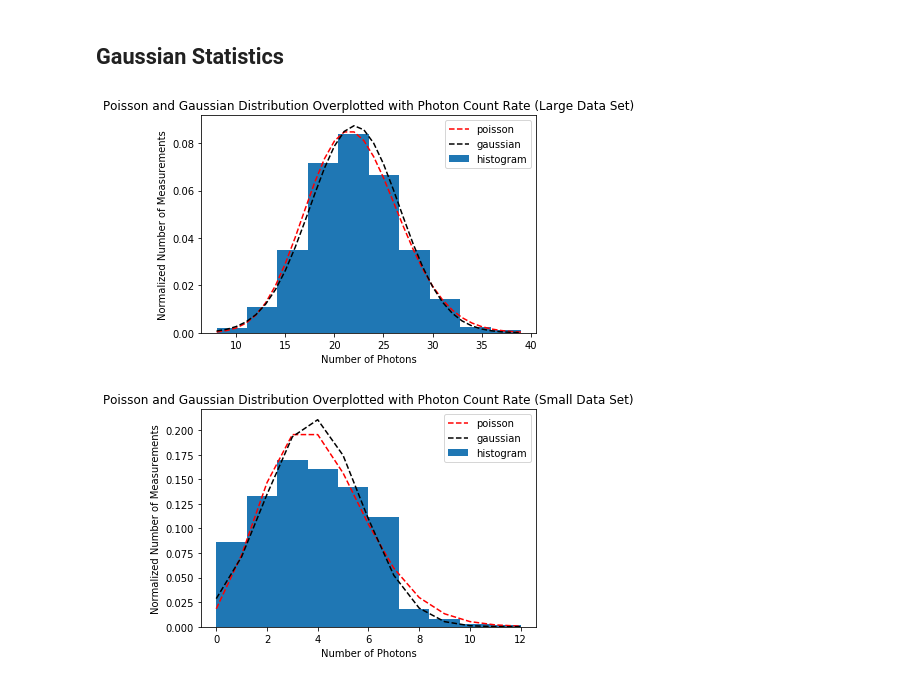
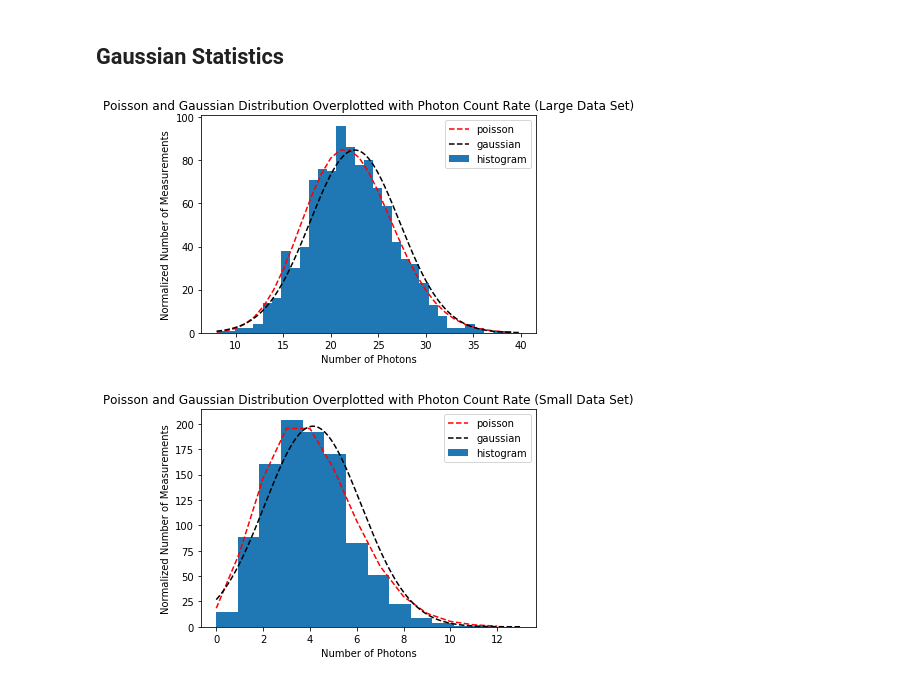
Before and after one commit to AyushPandhi/Pandhi_Ayush_AST326, a Jupyter notebook: Lab 1/AST326 Lab 1 Part 3.ipynb, the cells around one changed output. Drawn from its saved outputs; the diff is of its cells as text; code cells hidden in the pictures.

Commit message:
Scaled Poisson and Gaussian Distributions

```diff
--- a/Lab 1/AST326 Lab 1 Part 3.ipynb
+++ b/Lab 1/AST326 Lab 1 Part 3.ipynb
@@ -47,7 +47,8 @@ def poisson(min, max, mu):
     return prob
 
 def gaussian(data, mu, sigma):
-    prob2 = [(1/(2*m.pi)*sigma**2)*(2.71828**(-(x - mu)**2/(2*sigma**2))) for x in data]
+    xdata = np.linspace(min(data), max(data), 1000)
+    prob2 = [(1/(2*m.pi)*sigma**2)*(2.71828**(-(x - mu)**2/(2*sigma**2))) for x in xdata]
     return prob2
 
 #Loading Lare and Small data files
@@ -171,29 +174,29 @@ Both large and small data sets seem to follow a poisson_output distribution. The
 # %%
 #Overplotting the poisson_output distriution onto the large data histogram (mu = 22)
 xlin = np.arange(8, 40)
 poisson_output = poisson(8, 40, 22)
 gaussian_output = gaussian(xlin, mean_large, stddev_large)
-plt.hist(largedata, bins = 10, normed=1, label='histogram')
-plt.plot(xlin, poisson_output/np.sum(poisson_output)/(xlin[1] - xlin[0]), 'r--', label='poisson')
-plt.plot(xlin, gaussian_output/np.sum(gaussian_output)/(xlin[1] - xlin[0]), 'k--', label='gaussian')
+plt.hist(largedata, bins = xlin.shape[0], normed=0, label='histogram')
+plt.plot(xlin, 1000*(poisson_output/np.sum(poisson_output)/(xlin[1] - xlin[0])), 'r--', label='poisson')
+plt.plot(np.linspace(8, 40, 1000), 1000*(gaussian_output/np.sum(gaussian_output)/(np.linspace(8, 40, 1000)[1] - np.linspace(8, 40, 1000)[0])), 'k--', label='gaussian')
 plt.title('Poisson and Gaussian Distribution Overplotted with Photon Count Rate (Large Data Set)')
 plt.xlabel('Number of Photons')
 plt.ylabel('Normalized Number of Measurements')
 plt.legend()
 plt.show()
 
 #Overplotting the poisson_output distriution onto the small data histogram (mu = 4)
 xlin2 = np.arange(0, 13)
 poisson_output2 = poisson(0, 13, 4)
 gaussian_output2 = gaussian(xlin2, mean_small, stddev_small)
-plt.hist(smalldata, bins = 10, normed=1, label='histogram')
-plt.plot(xlin2, poisson_output2/np.sum(poisson_output2)/(xlin2[1] - xlin2[0]), 'r--', label='poisson')
-plt.plot(xlin2, gaussian_output2/np.sum(gaussian_output2)/(xlin2[1] - xlin2[0]), 'k--', label='gaussian')
+plt.hist(smalldata, bins = xlin2.shape[0], normed=0, label='histogram')
+plt.plot(xlin2, 1000*(poisson_output2/np.sum(poisson_output2)/(xlin2[1] - xlin2[0])), 'r--', label='poisson')
+plt.plot(np.linspace(0, 13, 1000), 1000*(gaussian_output2/np.sum(gaussian_output2)/(np.linspace(0, 13, 1000)[1] - np.linspace(0, 13, 1000)[0])), 'k--', label='gaussian')
 plt.title('Poisson and Gaussian Distribution Overplotted with Photon Count Rate (Small Data Set)')
 plt.xlabel('Number of Photons')
 plt.ylabel('Normalized Number of Measurements')
 plt.legend()
 plt.show()
 # %% [output]
-[figure, old version]
+[figure, new version]
-[figure, old version]
+[figure, new version]
```
Also changed, not shown: parts of 2 cells of this notebook.
